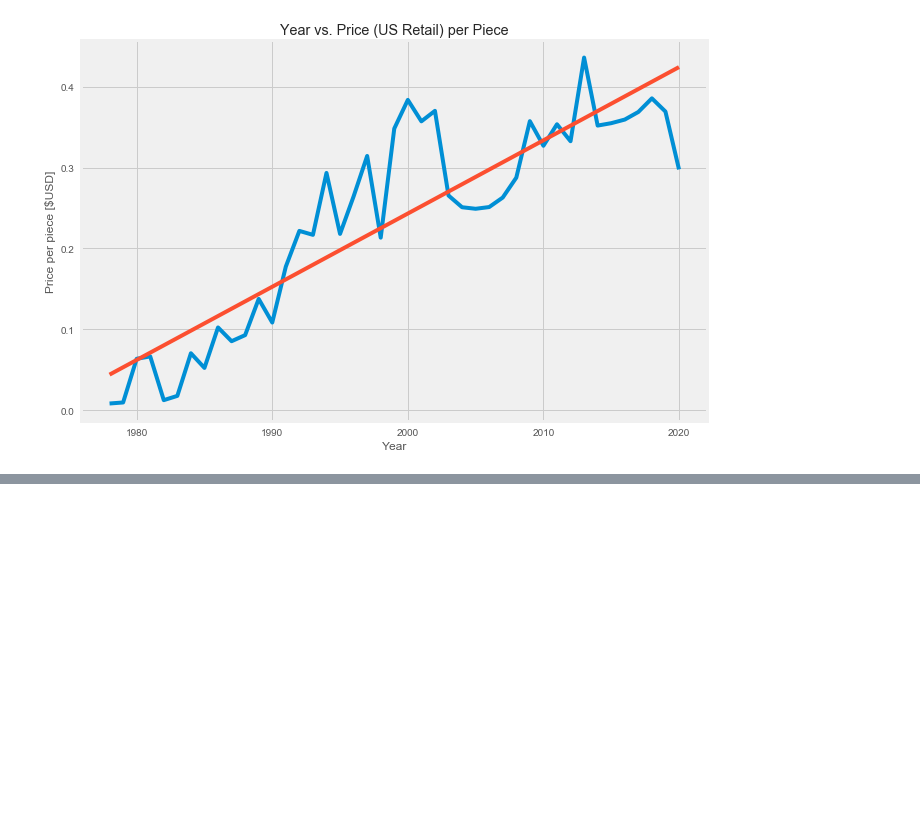
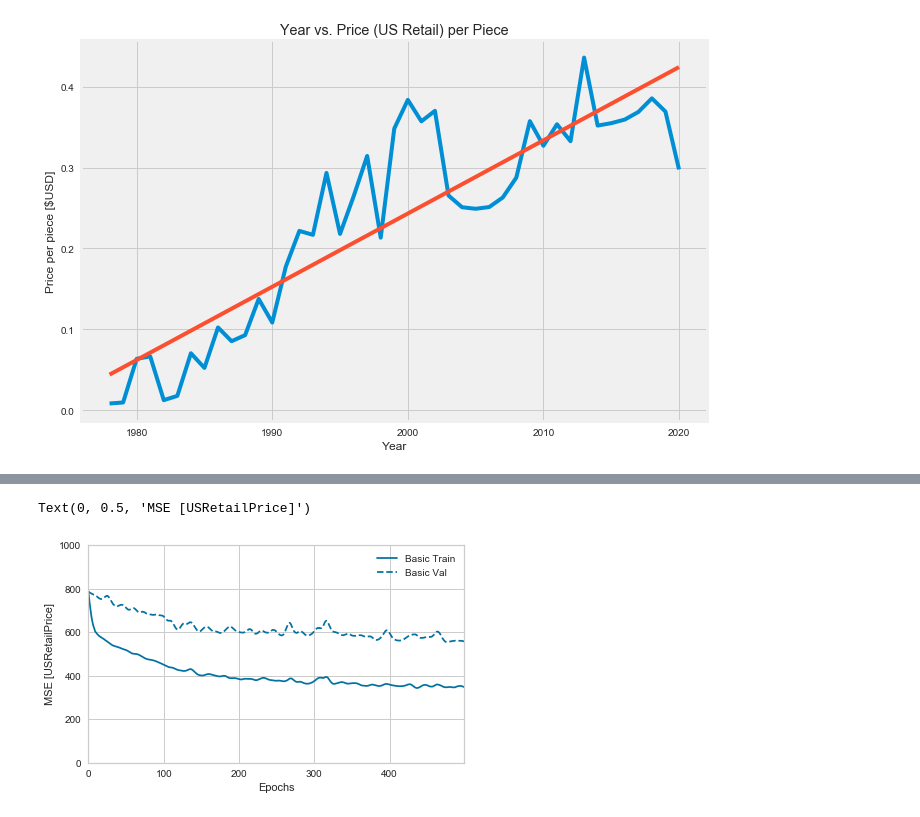
Before and after one commit to musicbyjing/lego_data_exploration, a Jupyter notebook: Lego_data.ipynb, the cells around one changed output, grey strips where cells are left out. Drawn from its saved outputs; the diff is of its cells as text; code cells hidden in the pictures; blank space fills up the shorter version.

Commit message:
Begin sequential model

```diff
--- a/Lego_data.ipynb
+++ b/Lego_data.ipynb
@@ -241,0 +285,23 @@ plt.plot(x, y_pred, linewidth=4)
+# %%
+normed_train_data = train_dataset
+normed_test_data = test_dataset
+# %%
+train_labels = train_dataset.pop('USRetailPrice')
+test_labels = test_dataset.pop('USRetailPrice')
+# %%
+def build_model():
+    model = keras.Sequential([
+        layers.Dense(64, activation='relu', input_shape=[len(train_dataset.keys())]),
+        layers.Dense(64, activation='relu'),
+        layers.Dense(1)
+    ])
+
+    optimizer = tf.keras.optimizers.RMSprop(0.001)
+
+    model.compile(loss='mse',
+        optimizer='adam',
+        metrics=['mae', 'mse'])
+    return model
+
+model = build_model()
+model.summary()
@@ -241,0 +323,8 @@ plt.plot(x, y_pred, linewidth=4)
+# %%
+EPOCHS = 500
+
+history = model.fit(
+    normed_train_data, train_labels,
+    epochs=EPOCHS, validation_split = 0.2, verbose=1,
+#     callbacks=[tfdocs.modeling.EpochDots()]
+)
@@ -241,0 +349,8 @@ plt.plot(x, y_pred, linewidth=4)
+# %%
+plotter = tfdocs.plots.HistoryPlotter(smoothing_std=2)
+plotter.plot({'Basic': history}, metric = "mse")
+plt.ylim([0, 1000])
+plt.ylabel('MSE [USRetailPrice]')
+# %% [output]
+Text(0, 0.5, 'MSE [USRetailPrice]')
+[figure, added]
```
Also changed, not shown: parts of 23 cells of this notebook, 2 other files.
